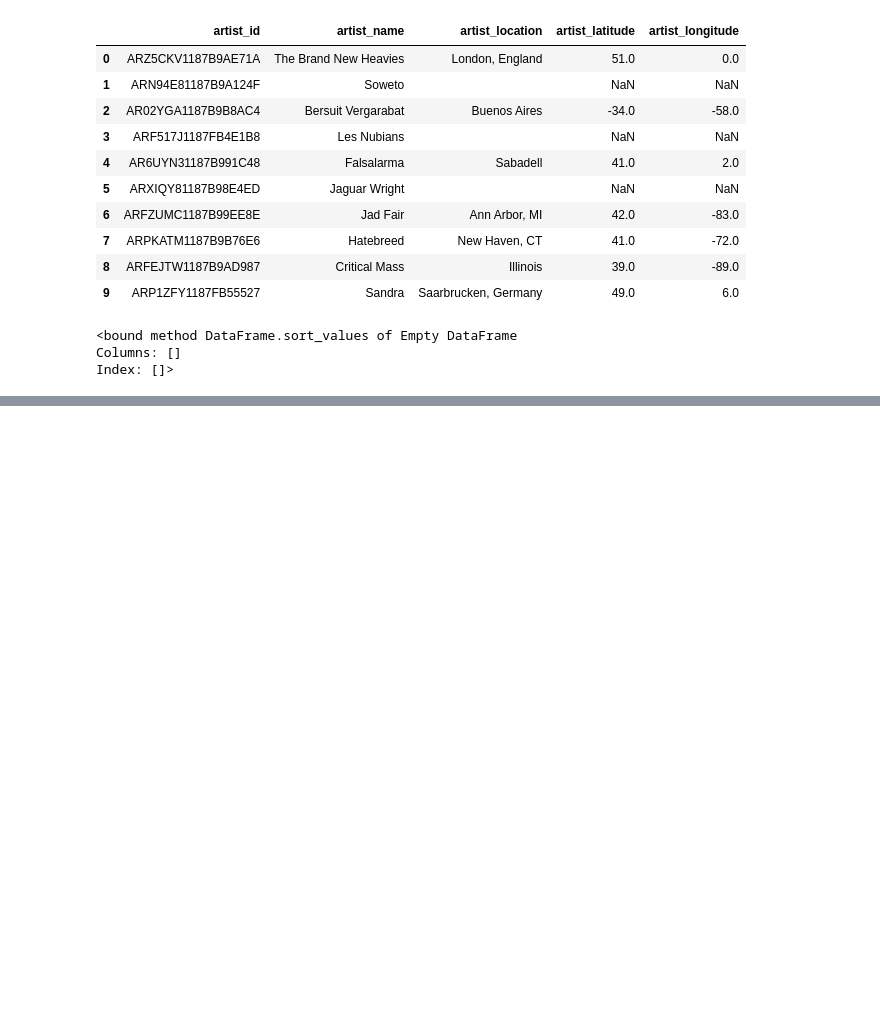
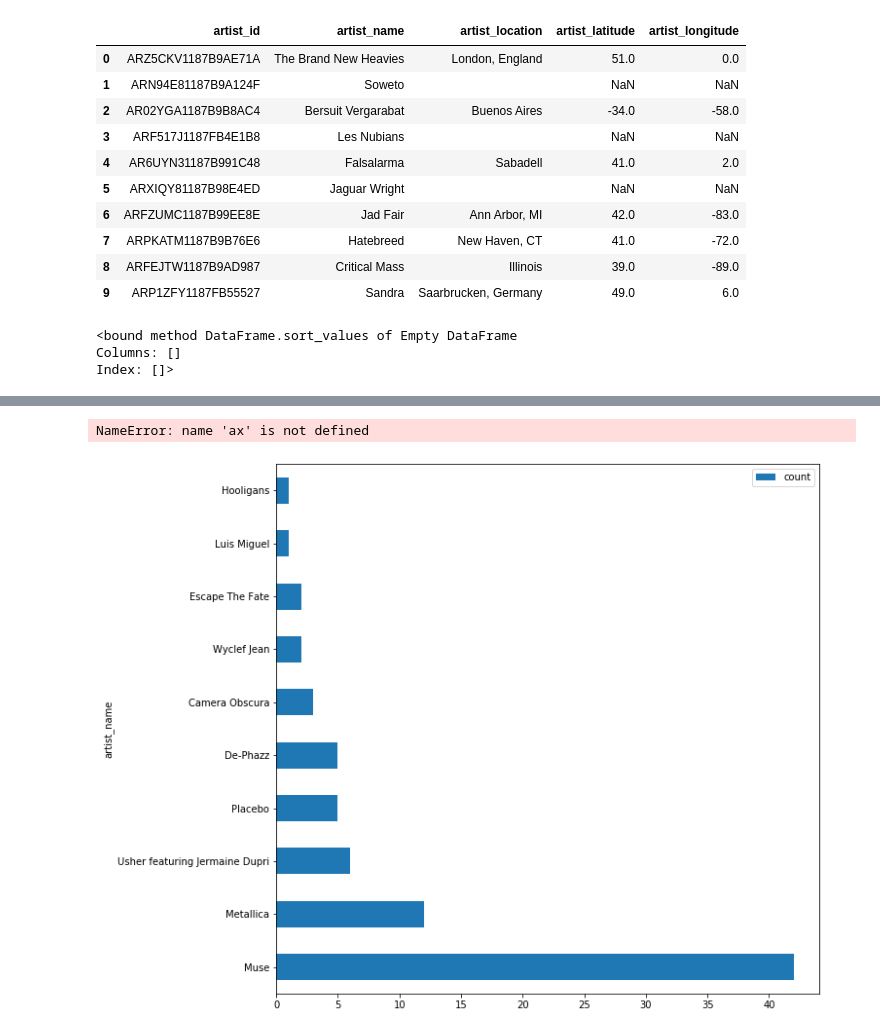
Before and after one commit to nalhaidari/Udacity-Dand-project3, a Jupyter notebook: etl_test.ipynb, the cells around one changed output, grey strips where cells are left out. Drawn from its saved outputs; the diff is of its cells as text; code cells hidden in the pictures; blank space fills up the shorter version.

```diff
--- a/etl_test.ipynb
+++ b/etl_test.ipynb
@@ -310,0 +326,8 @@ Index: []>
+# %%
+pd.read_csv("1648-1593546080561.csv").sort_values("count" ,ascending=False).plot(y ="count", x ="artist_name" , kind = "barh", figsize= (10,10))
+ax.invert_yaxis()
+
+plt.savefig("top10_artisits.png")
+# %% [output]
+NameError: name 'ax' is not defined
+[figure, added]
```
Also changed, not shown: parts of 5 cells of this notebook, 2 other files.
